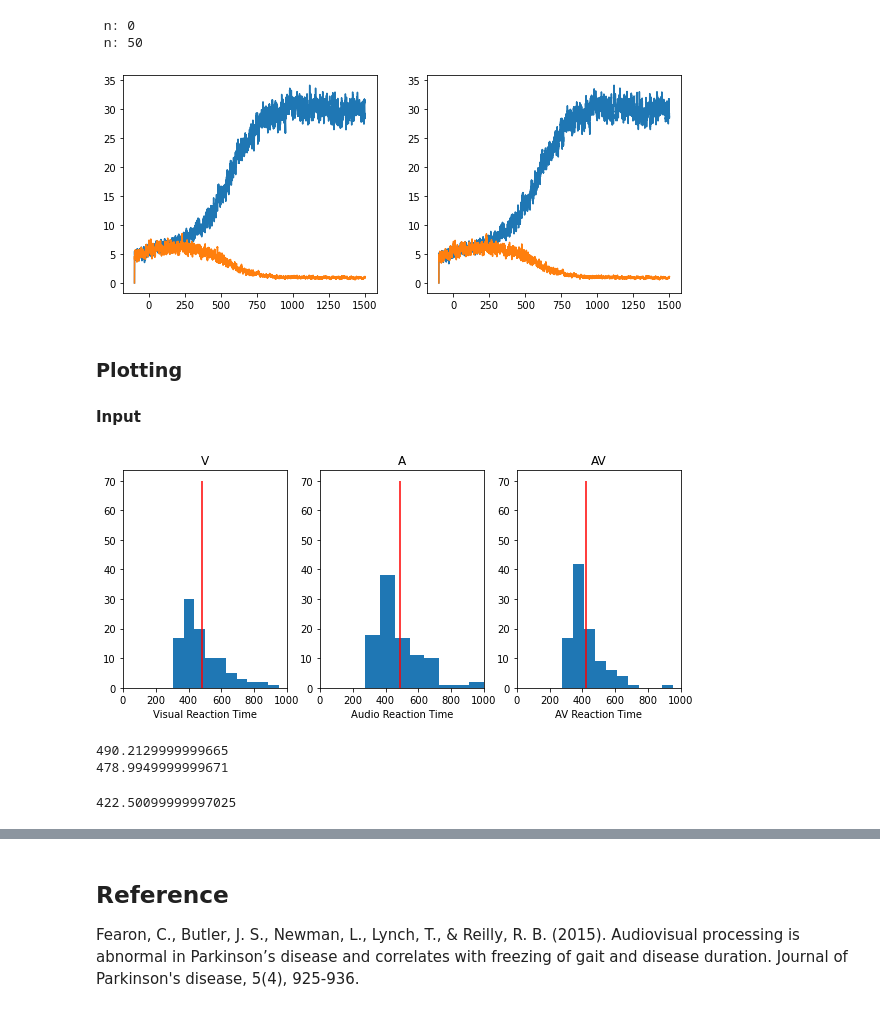
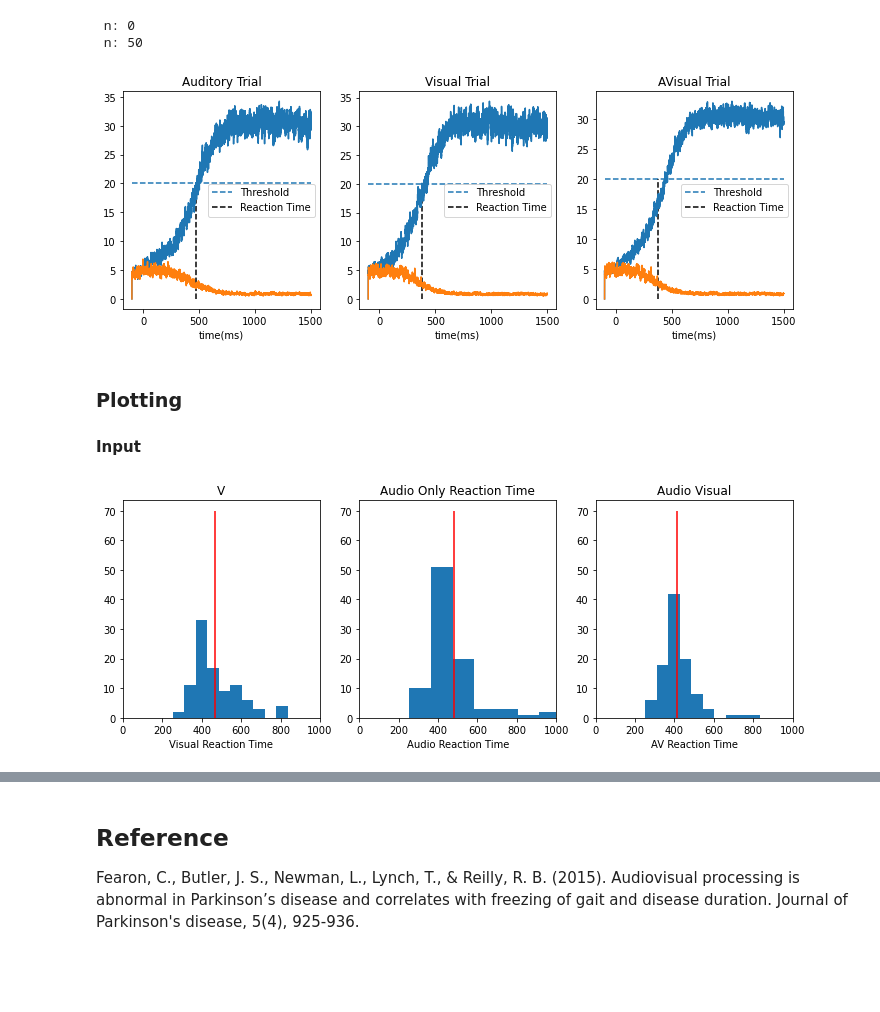
Before and after one commit to john-s-butler-dit/Decision-Making-Models, a Jupyter notebook: MULTISENSORY/Audio Visual Reaction Loop Version.ipynb, the cells around one changed output, grey strips where cells are left out. Drawn from its saved outputs; the diff is of its cells as text; code cells hidden in the pictures; blank space fills up the shorter version.

```diff
--- a/MULTISENSORY/Audio Visual Reaction Loop Version.ipynb
+++ b/MULTISENSORY/Audio Visual Reaction Loop Version.ipynb
@@ -120,7 +119,7 @@ def Reaction_Time_MULT(Firing_Rate_1,Firing_Rate_2,Firing_Rate_3,Firing_Rate_4,T
         count=1
     elif (Firing_Rate_2>=Threshold)|(Firing_Rate_4 >=Threshold):
         ANSWER=0
-        RT=time
+        #RT=time
         count=1
     return ANSWER,RT,count
 # %%
@@ -153,6 +152,9 @@ ALL_F_1=0.2*np.ones((N,len(time)))
 ALL_F_2=0.2*np.ones((N,len(time)))
 I_VIS_EXCITE=0.0*np.ones(len(time)) # np.zeros((1,len(time)))
 I_VIS_INHIB=0.0*np.ones(len(time)) # np.zeros((1,len(time)))
+I_AUDIO_EXCITE=0.0*np.ones(len(time)) # np.zeros((1,len(time)))
+I_AUDIO_INHIB=0.0*np.ones(len(time)) # np.zeros((1,len(time)))
+
 Firing_target_VIS_EXCITE=0*time # np.zeros((1,len(time)))
 Firing_target_VIS_INHIB=0*time # np.zeros((1,len(time)))
 Firing_target_AUDIO_EXCITE=0*time # np.zeros((1,len(time)))
@@ -260,60 +297,71 @@ for k in range(0,1):
 # %% [output]
  n: 0
  n: 50
-# %%
-fig = plt.figure(figsize=(10,4))
-plt.subplot(121)
-plt.plot(time,Firing_target_AUDIO_EXCITE.T)
-plt.plot(time,Firing_target_AUDIO_INHIB.T)
-plt.subplot(122)
-plt.plot(time,Firing_target_VIS_EXCITE.T)
-plt.plot(time,Firing_target_VIS_INHIB.T)
-plt.show()
-# %% [output]
-[figure, removed]
+# %%
+fig = plt.figure(figsize=(12,4))
+plt.subplot(131)
+plt.plot(time,Firing_target_AUDIO_EXCITE.T)
+plt.plot(time,Firing_target_AUDIO_INHIB.T)
+
+plt.hlines(Threshold,-100,1500,linestyles='dashed',label='Threshold')
+plt.vlines(RT_AUDIO[-1],0,Threshold,colors='k',linestyles='dashed',label='Reaction Time')
+plt.xlabel('time(ms)')
+
+
+plt.title("Auditory Trial")
+plt.legend()
+plt.subplot(132)
+plt.plot(time,Firing_target_VIS_EXCITE.T)
+plt.plot(time,Firing_target_VIS_INHIB.T)
+plt.hlines(Threshold,-100,1500,linestyles='dashed',label='Threshold')
+plt.vlines(RT_VIS[-1],0,Threshold,colors='k',linestyles='dashed',label='Reaction Time')
+plt.legend()
+plt.xlabel('time(ms)')
+plt.title("Visual Trial")
+plt.subplot(133)
+plt.plot(time,(Firing_target_VIS_EXCITE.T+Firing_target_AUDIO_EXCITE.T)/2)
+plt.plot(time,Firing_target_VIS_INHIB.T)
+plt.hlines(Threshold,-100,1500,linestyles='dashed',label='Threshold')
+plt.vlines(RT_AV[-1],0,Threshold,colors='k',linestyles='dashed',label='Reaction Time')
+plt.legend()
+plt.xlabel('time(ms)')
+plt.title("AVisual Trial")
+plt.show()
+# %% [output]
+[figure, added]
 # %% [markdown]
 ### Plotting
 #### Input
 # %%
-fig = plt.figure(figsize=(10,4))
+fig = plt.figure(figsize=(12,4))
 plt.subplot(131)
-plt.hist(RT_VIS)
-plt.vlines(np.mean(RT_VIS),0,70,color='red')
+plt.hist(RT_VIS[ANSWER_VIS==1])
+plt.vlines(np.mean(RT_VIS[ANSWER_VIS==1]),0,70,color='red')
 plt.xlim(0,1000)
 
 plt.xlabel('Visual Reaction Time')
 plt.title('V')
 
 
 plt.subplot(132)
-plt.hist(RT_AUDIO)
+plt.hist(RT_AUDIO[ANSWER_AUDIO==1])
 plt.xlabel('Audio Reaction Time')
-plt.vlines(np.mean(RT_AUDIO),0,70,color='red')
+plt.vlines(np.mean(RT_AUDIO[ANSWER_AUDIO==1]),0,70,color='red')
 plt.xlim(0,1000)
 
 
 
-plt.title('A')
+plt.title('Audio Only Reaction Time')
 
 plt.subplot(133)
-plt.hist(RT_AV)
-plt.vlines(np.mean(RT_AV),0,70,color='red')
+plt.hist(RT_AV[ANSWER_AV==1])
+plt.vlines(np.mean(RT_AV[ANSWER_AV==1]),0,70,color='red',label="Mean Reaction Time")
 plt.xlabel('AV Reaction Time')
-plt.title('AV')
+plt.title('Audio Visual')
 plt.xlim(0,1000)
-
-
-plt.savefig('AV_Behavioural.png', bbox_inches='tight',dpi=300)
 plt.show()
-print(np.mean(RT_AUDIO))
-print(np.mean(RT_VIS))
-
-np.mean(RT_AV)
 # %% [output]
-[figure, old version]
+[figure, new version]
-490.2129999999665
-478.9949999999671
-422.50099999997025
 # %%
 df=pd.DataFrame({'Audio': RT_AUDIO, 'Visual': RT_VIS,'AV':RT_AV})
 #from matplotlib import pyplot as plt
```
Also changed, not shown: parts of 20 cells of this notebook, 5 other files.
